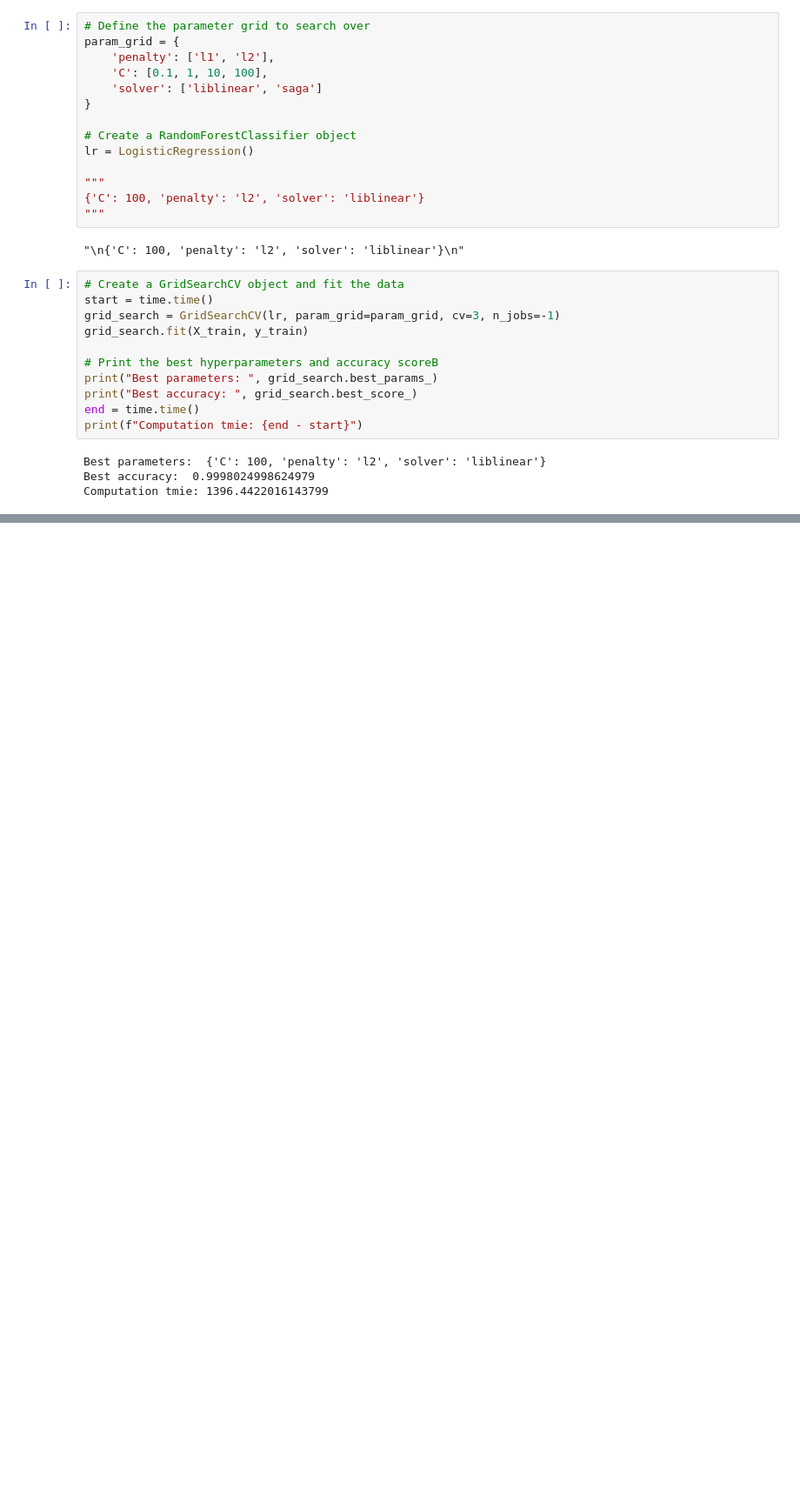
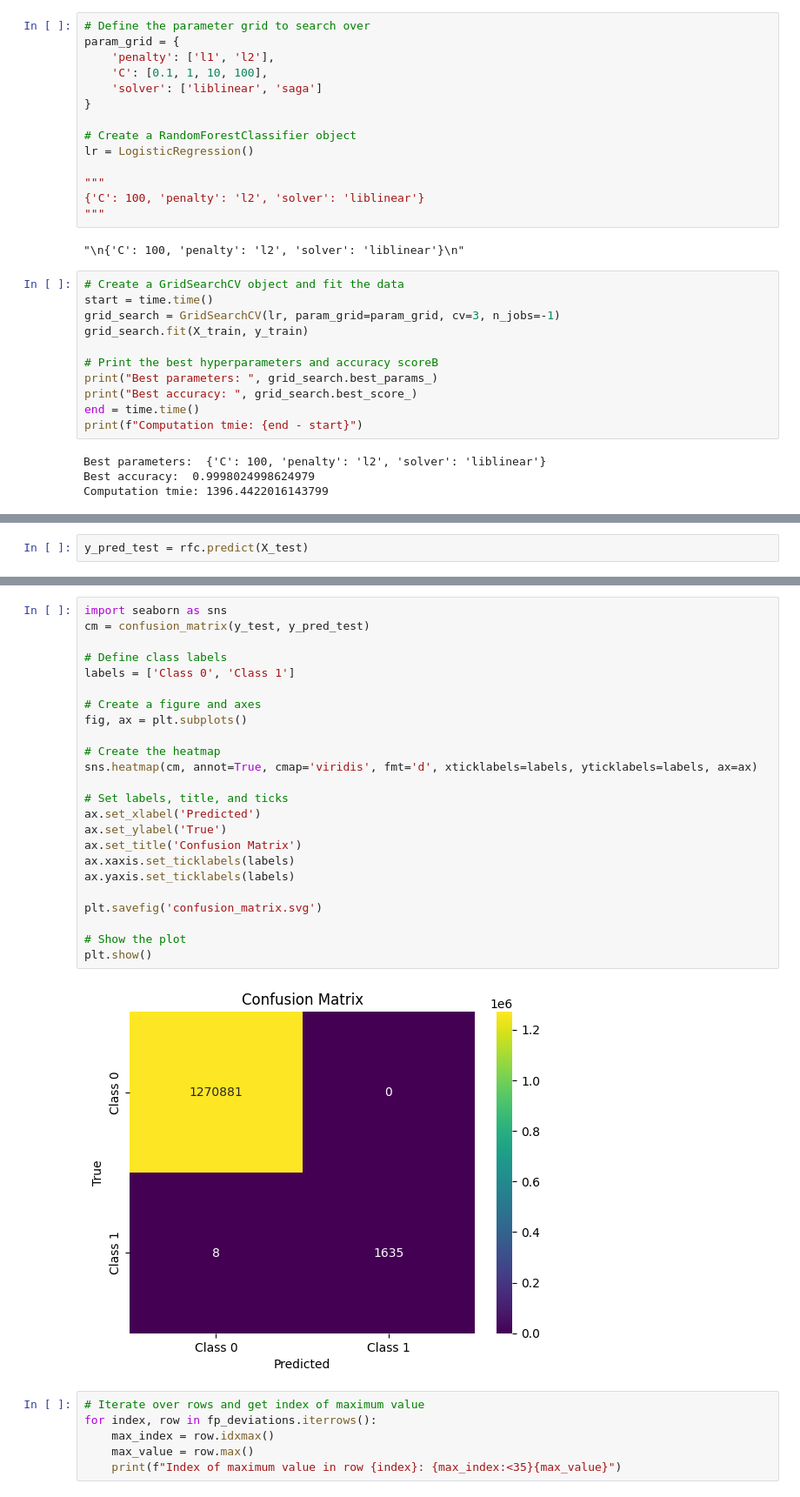
Before and after one commit to DZIMDZEM/data_mining, a Jupyter notebook: pipeline.ipynb, the cells around one changed output, grey strips where cells are left out. Shown at 87% size. Drawn from its saved outputs; the diff is of its cells as text; blank space fills up the shorter version.

```diff
--- a/pipeline.ipynb
+++ b/pipeline.ipynb
@@ -986,0 +1055,2 @@ Computation tmie: 1396.4422016143799
+# %%
+y_pred_test = rfc.predict(X_test)
@@ -986,0 +1201,32 @@ Computation tmie: 1396.4422016143799
+# %%
+import seaborn as sns
+cm = confusion_matrix(y_test, y_pred_test)
+
+# Define class labels
+labels = ['Class 0', 'Class 1']
+
+# Create a figure and axes
+fig, ax = plt.subplots()
+
+# Create the heatmap
+sns.heatmap(cm, annot=True, cmap='viridis', fmt='d', xticklabels=labels, yticklabels=labels, ax=ax)
+
+# Set labels, title, and ticks
+ax.set_xlabel('Predicted')
+ax.set_ylabel('True')
+ax.set_title('Confusion Matrix')
+ax.xaxis.set_ticklabels(labels)
+ax.yaxis.set_ticklabels(labels)
+
+plt.savefig('confusion_matrix.svg')
+
+# Show the plot
+plt.show()
+# %% [output]
+[figure, added]
+# %%
+# Iterate over rows and get index of maximum value
+for index, row in fp_deviations.iterrows():
+    max_index = row.idxmax()
+    max_value = row.max()
+    print(f"Index of maximum value in row {index}: {max_index:<35}{max_value}")
```
Also changed, not shown: parts of 27 cells of this notebook.
